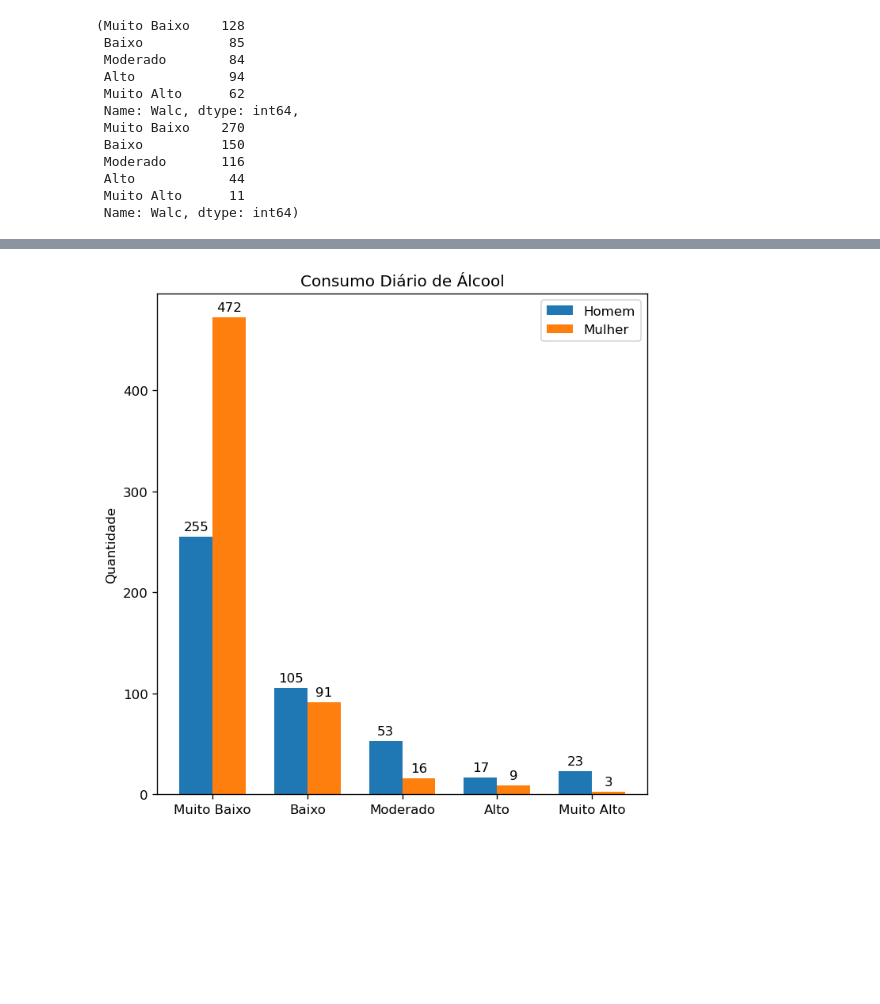
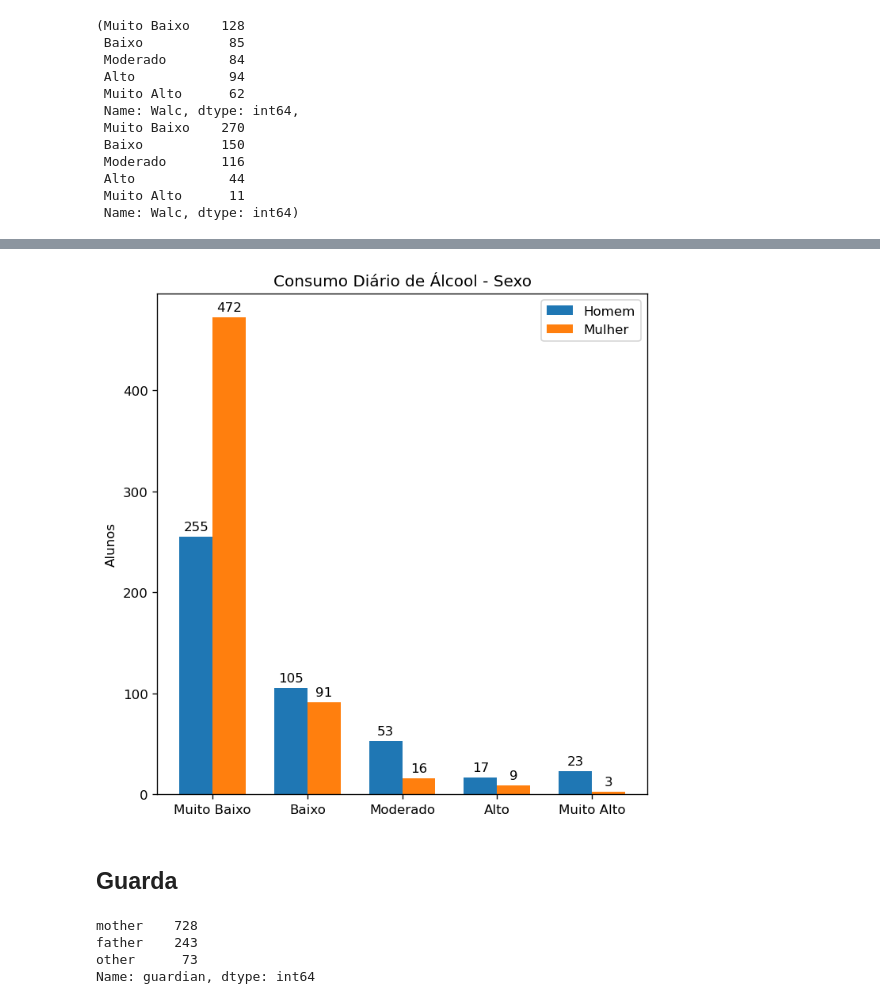
Before and after one commit to IamNivestar/exploratory_analysis_alcohol-effects, a Jupyter notebook: analysis_code.ipynb, the cells around one changed output, grey strips where cells are left out. Drawn from its saved outputs; the diff is of its cells as text; code cells hidden in the pictures; blank space fills up the shorter version.

```diff
--- a/analysis_code.ipynb
+++ b/analysis_code.ipynb
@@ -277,19 +281,28 @@ mulheres_dalc = mulheres['Dalc'].value_counts()[labels_consumo_alcool]
 # %%
 fig, ax = plt.subplots(figsize=(6, 6), dpi=120)
 x = np.arange(len(labels_consumo_alcool))
 width = 0.35
 
 rects1 = ax.bar(x - width/2, homens_dalc, width, label='Homem')
 rects2 = ax.bar(x + width/2, mulheres_dalc, width, label='Mulher')
 
-ax.set_ylabel('Quantidade')
-ax.set_title('Consumo Diário de Álcool')
+ax.set_ylabel('Alunos')
+ax.set_title('Consumo Diário de Álcool - Sexo')
 ax.set_xticks(x, labels_consumo_alcool)
 ax.legend()
 
 ax.bar_label(rects1, padding=3)
 ax.bar_label(rects2, padding=3)
 fig.tight_layout()
-fig.savefig("consumo_sexo_diario.png")
+#fig.savefig("consumo_sexo_diario.png")
 # %% [output]
-[figure, old version]
+[figure, new version]
+# %% [markdown]
+## Guarda
+# %%
+df.guardian.value_counts()
+# %% [output]
+mother    728
+father    243
+other      73
+Name: guardian, dtype: int64
```
Also changed, not shown: parts of 38 cells of this notebook, 2 other files.
